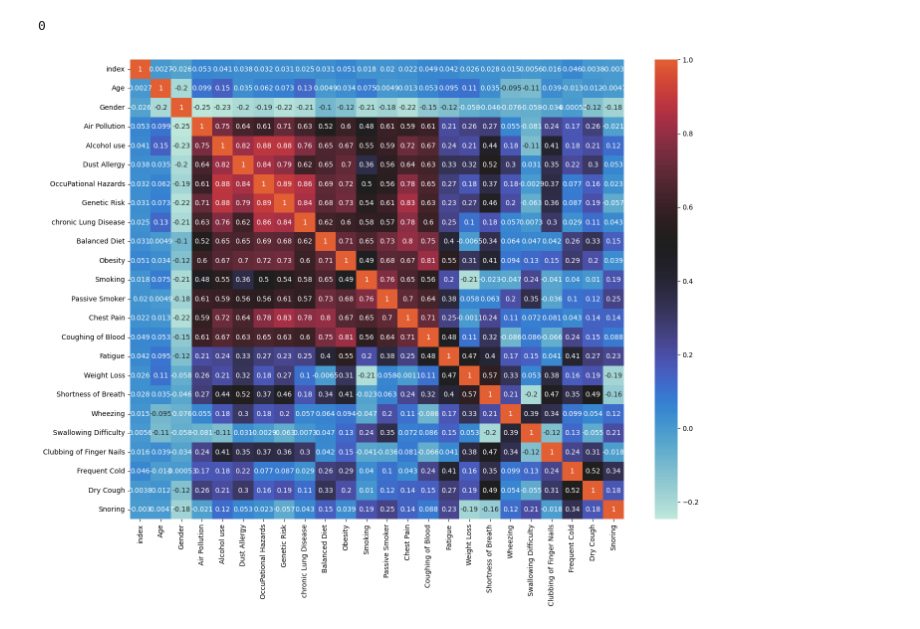
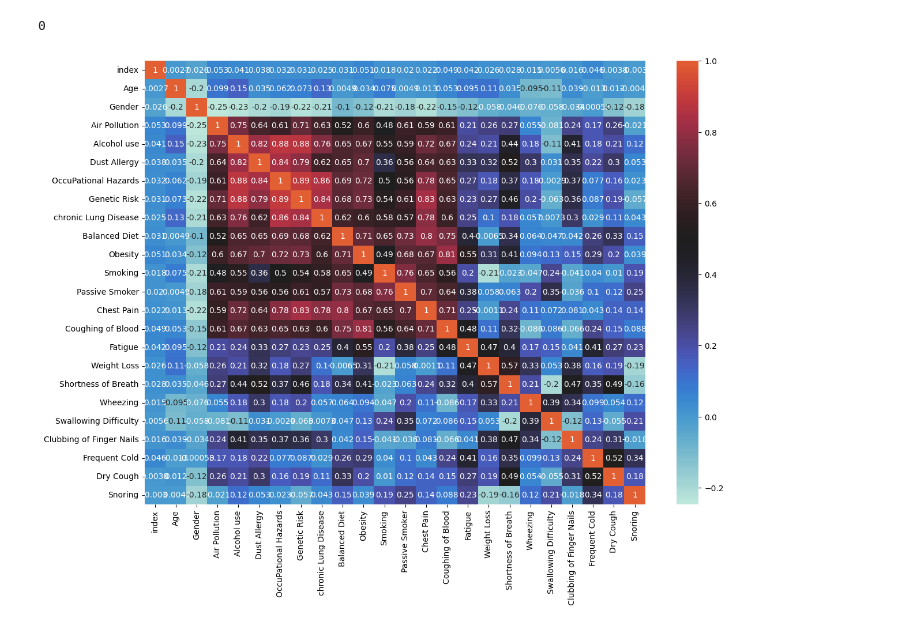
Before and after one commit to barkhahbpp/sistem-cerdas, a Jupyter notebook: Lung_Cancer_MLP_Pred.ipynb, the cells around one changed output. Drawn from its saved outputs; the diff is of its cells as text; code cells hidden in the pictures.

```diff
--- a/Lung_Cancer_MLP_Pred.ipynb
+++ b/Lung_Cancer_MLP_Pred.ipynb
@@ -96,9 +96,9 @@ sum(lungCr_df["Patient Id"].duplicated())
 # %%
 
 %matplotlib inline
-plt.figure(figsize=(16,12))
+plt.figure(figsize=(14,10))
 
 sns.heatmap(lungCr_df.corr(), annot=True, center=0.5)
 plt.show()
 # %% [output]
-[figure, old version]
+[figure, new version]
```
